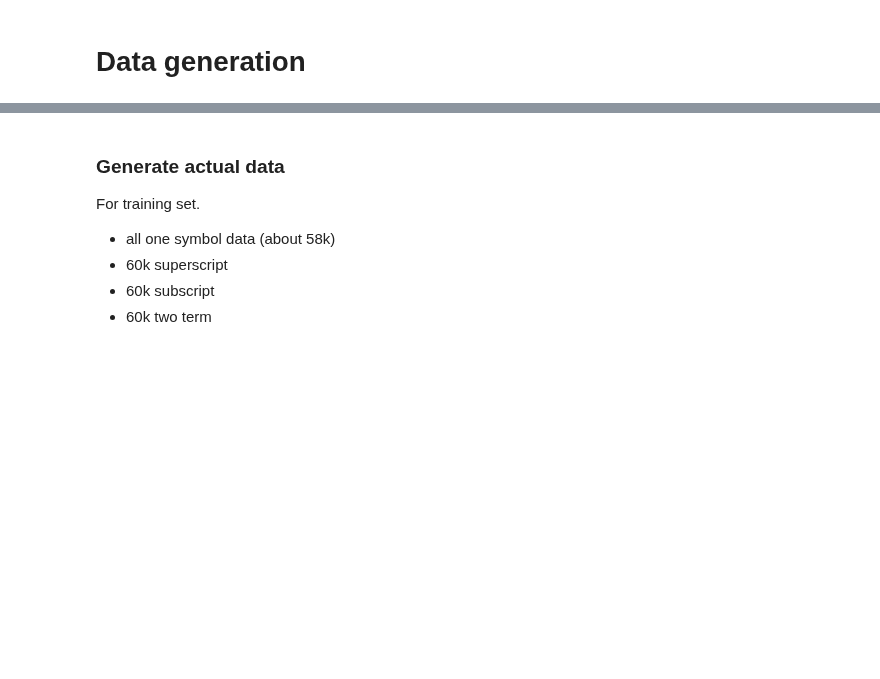
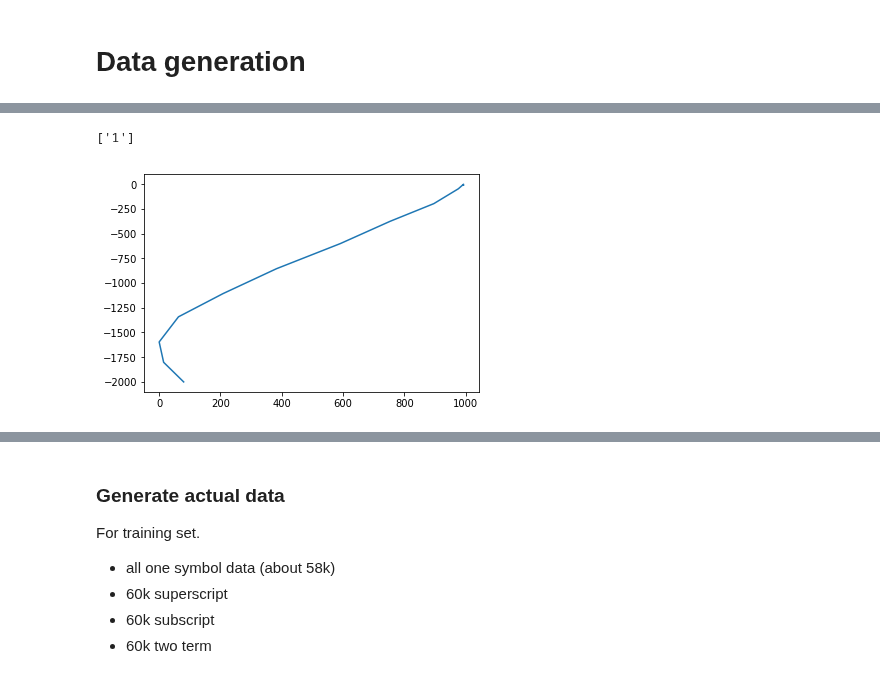
Before and after one commit to karino2/tegashiki, a Jupyter notebook: tegashiki_mathexp_generate.ipynb, the cells around one changed output, grey strips where cells are left out. Saved outputs shown, nothing was run; the diff lists cells and outputs as text; code cells hidden in the pictures; blank space fills up the shorter version.

```diff
--- a/tegashiki_mathexp_generate.ipynb
+++ b/tegashiki_mathexp_generate.ipynb
@@ -328,0 +400,18 @@ valid_ls = LabelStroke(valid_sym_labels, valid_strokes)
+# %%
+g_fac = PrimitiveFactory(train_ls, catids)
+# %%
+def NonzeroNumS():
+  return g_fac.one_nonzeronum()
+
+def NumS():
+  return g_fac.one_num()
+
+def NumCharS():
+  return g_fac.one_numchar()
+
+def CharS():
+  return g_fac.one_char()
+
+def OneOfNamesF(names):
+  ids = names2ids(names)
+  return lambda: g_fac.choose_one(ids)
@@ -328,0 +504,9 @@ valid_ls = LabelStroke(valid_sym_labels, valid_strokes)
+# %%
+def OrF(*args):
+  """args: list of [(weight1, sampler1), (w2, s2), (w3, s3)...]"""
+  accumweights = list(itertools.accumulate(tup[0] for tup in args))
+  slist = [tup[1] for tup in args]
+  def OrS():
+    ones = random.choices(slist, cum_weights=accumweights)
+    return ones[0]()
+  return OrS
@@ -328,0 +558,7 @@ valid_ls = LabelStroke(valid_sym_labels, valid_strokes)
+# %%
+numcharS = OrF([0.8, CharS], [0.2, NumS])
+# %%
+check(numcharS())
+# %% [output]
+['1']
+[figure, added]
```
Also changed, not shown: parts of 87 cells of this notebook.
